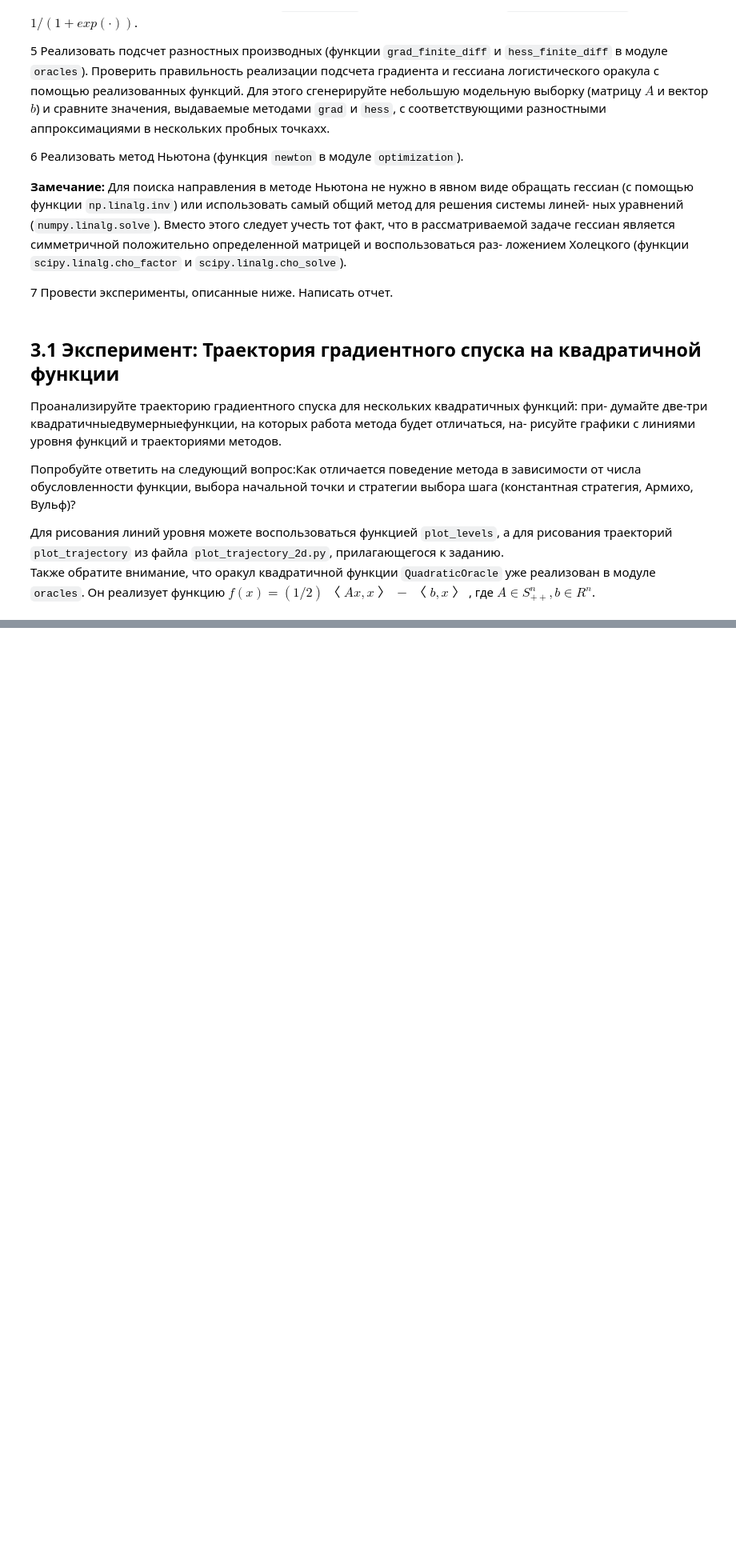
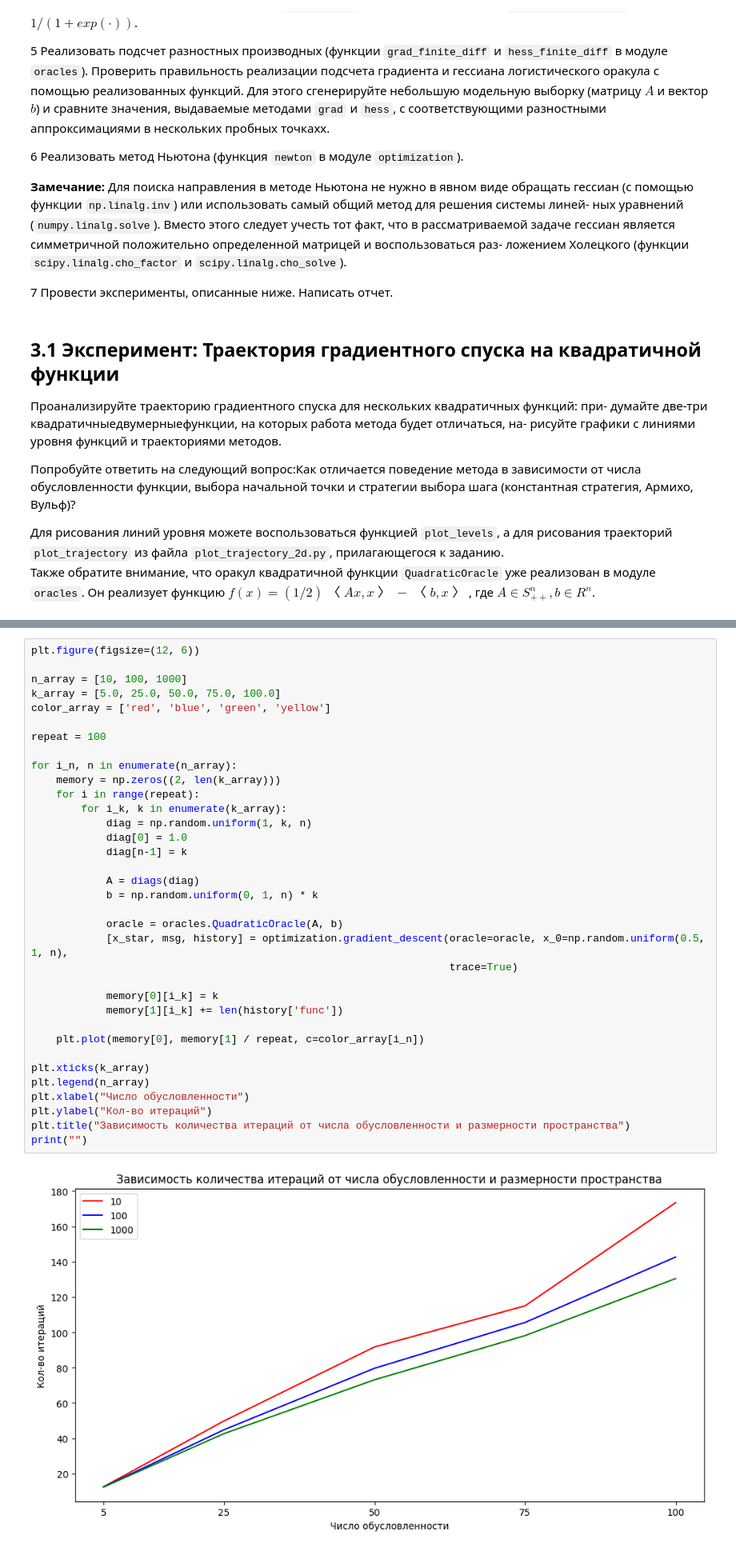
Before and after one commit to sergeiperel/MachineLearning2023, a Jupyter notebook: homework04/homework-practice-04-Optimization_in_ML/homework-practice-04-Optimization_in_ML.ipynb, the cells around one changed output, grey strips where cells are left out. Shown at 80% size. Drawn from its saved outputs; the diff is of its cells as text; blank space fills up the shorter version.

```diff
--- a/homework04/homework-practice-04-Optimization_in_ML/homework-practice-04-Optimization_in_ML.ipynb
+++ b/homework04/homework-practice-04-Optimization_in_ML/homework-practice-04-Optimization_in_ML.ipynb
@@ -254,3 +303,40 @@ $κ$ по сетке и постройте график зависимости $
 сетке (например, $n = 10, n = 100, n = 1000$ и т. д.).
 
 Какие выводы можно сделать из полученной картинки?
+# %%
+plt.figure(figsize=(12, 6))
+
+n_array = [10, 100, 1000]
+k_array = [5.0, 25.0, 50.0, 75.0, 100.0]
+color_array = ['red', 'blue', 'green', 'yellow']
+
+repeat = 100
+
+for i_n, n in enumerate(n_array):
+    memory = np.zeros((2, len(k_array)))
+    for i in range(repeat):
+        for i_k, k in enumerate(k_array):
+            diag = np.random.uniform(1, k, n)
+            diag[0] = 1.0
+            diag[n-1] = k
+
+            A = diags(diag)
+            b = np.random.uniform(0, 1, n) * k
+
+            oracle = oracles.QuadraticOracle(A, b)
+            [x_star, msg, history] = optimization.gradient_descent(oracle=oracle, x_0=np.random.uniform(0.5, 1, n),
+                                                                   trace=True)
+
+            memory[0][i_k] = k
+            memory[1][i_k] += len(history['func'])
+
+    plt.plot(memory[0], memory[1] / repeat, c=color_array[i_n])
+
+plt.xticks(k_array)
+plt.legend(n_array)
+plt.xlabel("Число обусловленности")
+plt.ylabel("Кол-во итераций")
+plt.title("Зависимость количества итераций от числа обусловленности и размерности пространства")
+print("")
+# %% [output]
+[figure, added]
```
Also changed, not shown: parts of 31 cells of this notebook.
